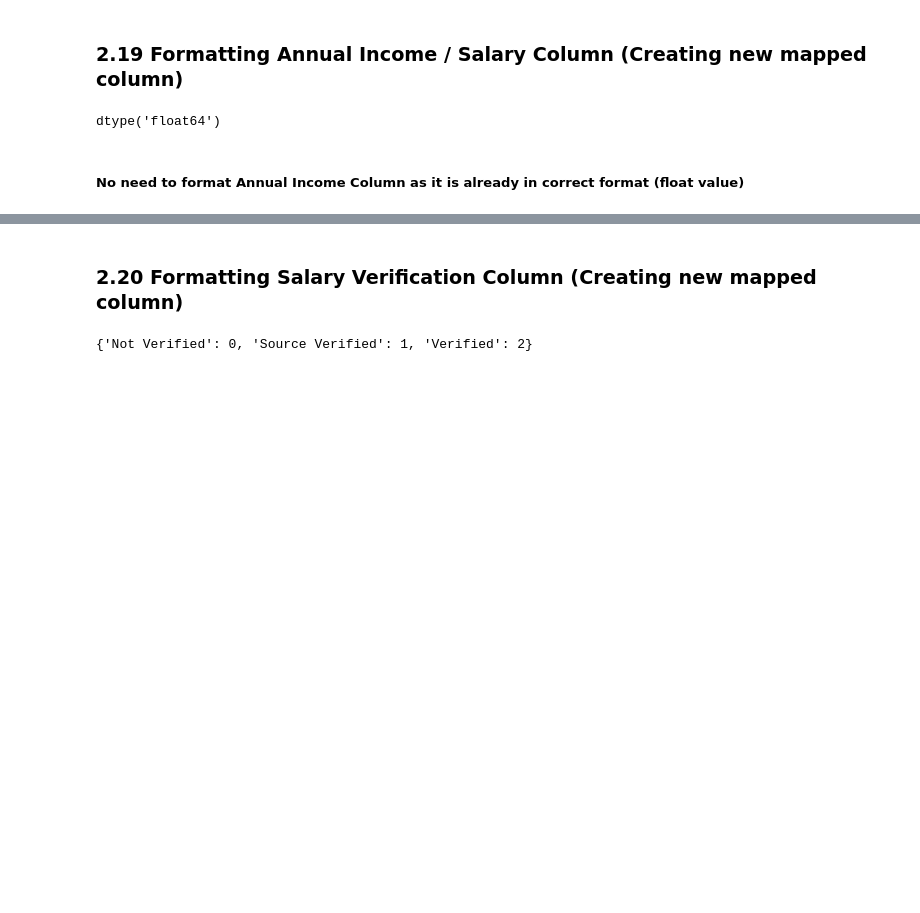
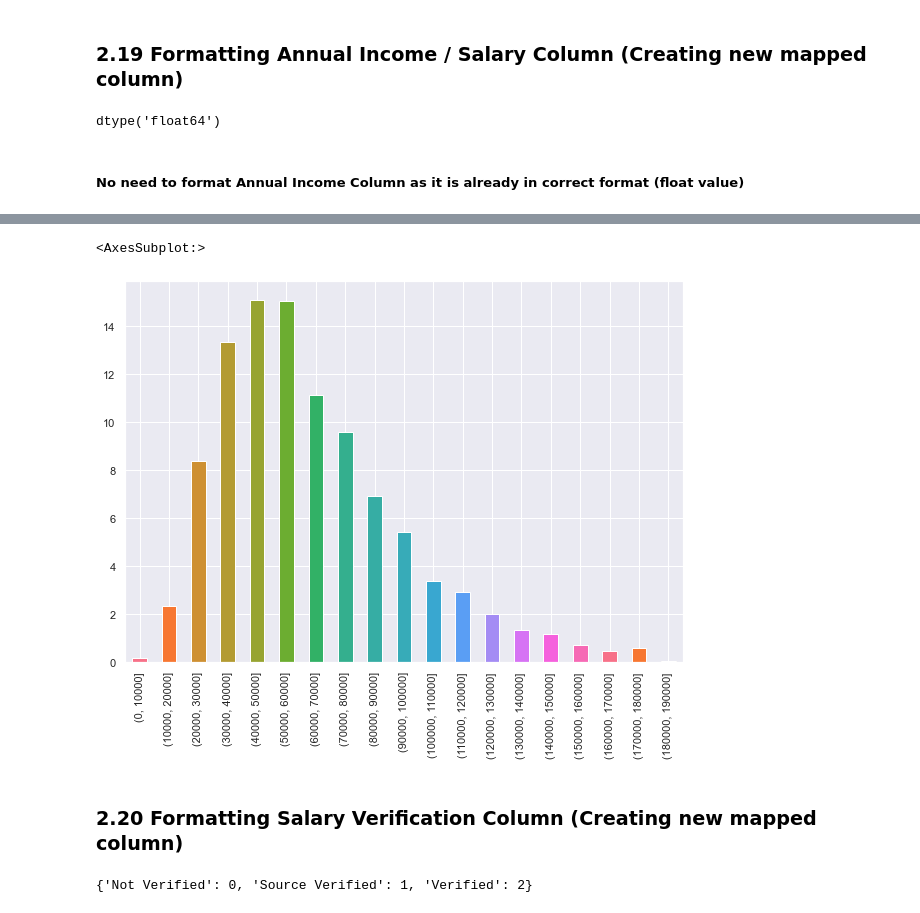
Before and after one commit to akshaykadam100/Lending-Club-Case-Study, a Jupyter notebook: Group_Facilitator_Name.ipynb, the cells around one changed output, grey strips where cells are left out. Drawn from its saved outputs; the diff is of its cells as text; code cells hidden in the pictures; blank space fills up the shorter version.

```diff
--- a/Group_Facilitator_Name.ipynb
+++ b/Group_Facilitator_Name.ipynb
@@ -317,3 +477,8 @@ raw_data['annual_inc_category'] = raw_data['annual_inc'].apply(lambda x: math.ce
+# %%
+(raw_data.annual_inc_category.value_counts(normalize=True, sort=False)*100).plot.bar(color=sns.color_palette('husl', 16))
+# %% [output]
+<AxesSubplot:>
+[figure, added]
 # %% [markdown]
 ### 2.20 Formatting Salary Verification Column (Creating new mapped column)
 # %%
```
Also changed, not shown: parts of 68 cells of this notebook.
